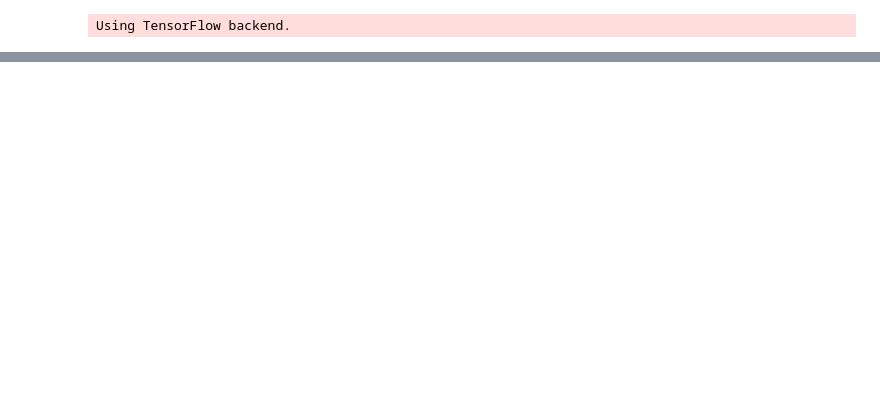
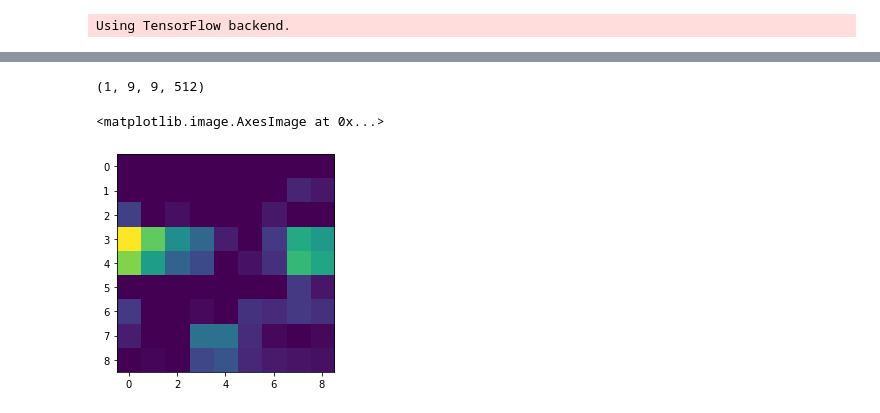
Before and after one commit to TiernonRR/Dank_AIT, a Jupyter notebook: cnn/cnn_image_classification.ipynb, the cells around one changed output, grey strips where cells are left out. Saved outputs shown, nothing was run; the diff lists cells and outputs as text; code cells hidden in the pictures; blank space fills up the shorter version.

```diff
--- a/cnn/cnn_image_classification.ipynb
+++ b/cnn/cnn_image_classification.ipynb
@@ -191,0 +63,15 @@ data_generator = ImageDataGenerator(preprocessing_function = preprocess_input,
+# %%
+batch_size = 30
+num_classes = 2
+epochs = 5
+input_shape = (299, 299, 3)
+
+# encode text category labels
+from sklearn.preprocessing import LabelEncoder
+
+le = LabelEncoder()
+le.fit(train_labels)
+train_labels_enc = le.transform(train_labels)
+validation_labels_enc = le.transform(validation_labels)
+
+print(train_labels[1495:1505], train_labels_enc[1495:1505]) #0 is dank, 1 is not dank
@@ -191,0 +146,15 @@ data_generator = ImageDataGenerator(preprocessing_function = preprocess_input,
+# %%
+vgg = vgg16.VGG16(include_top=False, weights='imagenet',
+                                     input_shape=input_shape)
+
+output = vgg.layers[-1].output
+output = keras.layers.Flatten()(output)
+vgg_model = Model(vgg.input, output)
+
+vgg_model.trainable = False
+for layer in vgg_model.layers:
+    layer.trainable = False
+
+pd.set_option('max_colwidth', -1)
+layers = [(layer, layer.name, layer.trainable) for layer in vgg_model.layers]
+pd.DataFrame(layers, columns=['Layer Type', 'Layer Name', 'Layer Trainable'])
@@ -191,0 +179,8 @@ data_generator = ImageDataGenerator(preprocessing_function = preprocess_input,
+# %%
+bottleneck_feature_example = vgg.predict(train_imgs_scaled[0:1])
+print(bottleneck_feature_example.shape)
+plt.imshow(bottleneck_feature_example[0][:,:,0])
+# %% [output]
+(1, 9, 9, 512)
+<matplotlib.image.AxesImage at 0x...>
+[figure, added]
```
Also changed, not shown: parts of 31 cells of this notebook, 2 other files.
